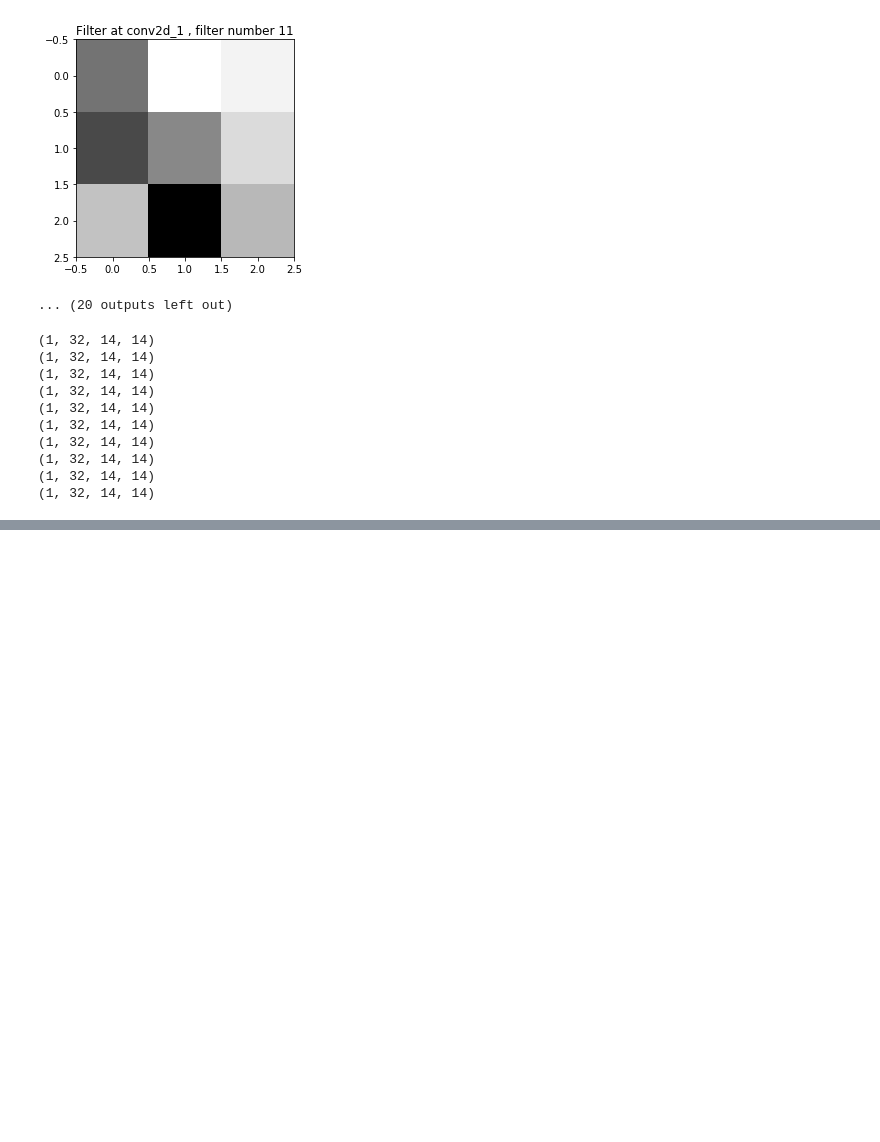
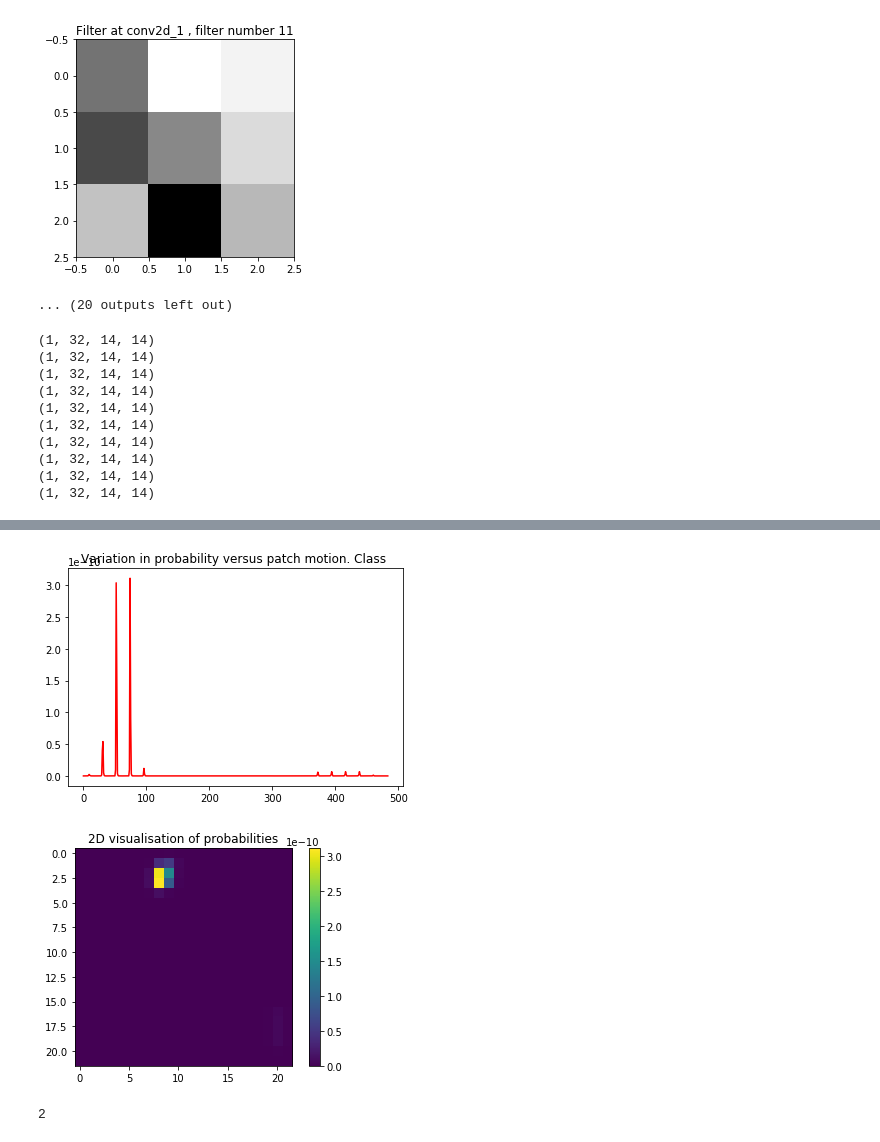
Before and after one commit to varun19299/EE6132-DL, a Jupyter notebook: assign-2/mnist/visulaise.ipynb, the cells around one changed output, grey strips where cells are left out. Saved outputs shown, nothing was run; the diff lists cells and outputs as text; code cells hidden in the pictures; blank space fills up the shorter version.

```diff
--- a/assign-2/mnist/visulaise.ipynb
+++ b/assign-2/mnist/visulaise.ipynb
@@ -170,0 +214,41 @@ for x,t in test_ds:
+# %%
+def occlusion(x,patch_size=6, label=0):
+    path='/tmp/tensorflow/mnist/occ/'
+    if not os.path.exists(path):
+        os.makedirs(path)
+
+    y=x.numpy().reshape(28,28).copy()
+    prob_ii=[]
+    for i in range(0,28-6):
+        for j in range(0,28-6):
+            y_mod=y.copy()
+            y_mod[i:i+patch_size,j:j+patch_size]=0
+            prob=tf.nn.softmax(model.predict(y_mod.reshape(1,1,784),batch_size=1))[0,0]
+            #plt.imshow(y_mod,cmap="Greys")
+            prob_ii.append(prob)
+            #plt.show()
+    plt.plot(np.arange(len(prob_ii)),prob_ii,'r')
+    plt.title("Variation in probability versus patch motion. Class ")
+    plt.savefig(os.path.join(path,"1d-var-{}.jpg".format(label)))
+    plt.show()
+    prob_ii=np.array(prob_ii)
+    plt.imshow(prob_ii.reshape(22,22))
+    plt.title("2D visualisation of probabilities")
+    plt.savefig(os.path.join(path,"2d-var-{}.jpg".format(label)))
+    plt.colorbar()
+    plt.show()
+# %%
+occlusion(x,label=2)
+# %% [output]
+[figure, added]
+[figure, added]
+# %%
+count=0
+for x, t in test_ds:
+    if t.numpy()[0]!=7:
+        count+=1
+        print(t.numpy()[0])
+    if count>0:
+        break
+# %% [output]
+2
```
Also changed, not shown: parts of 6 cells of this notebook, 12 other files.
